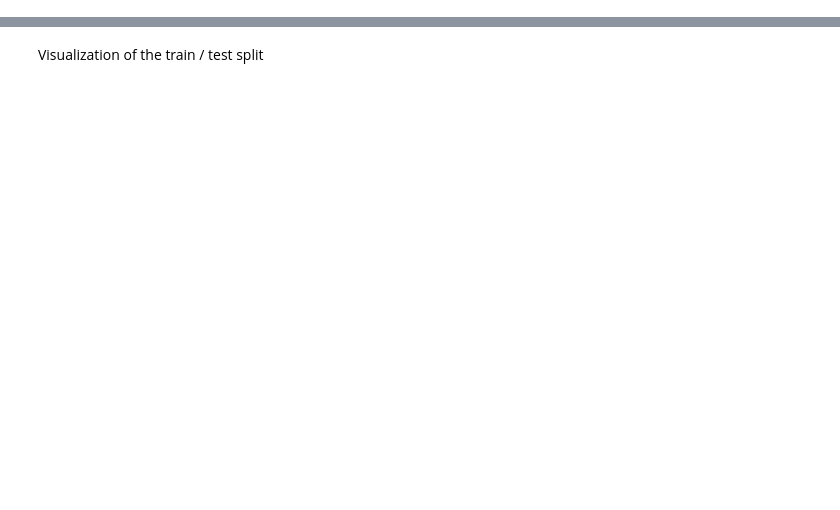
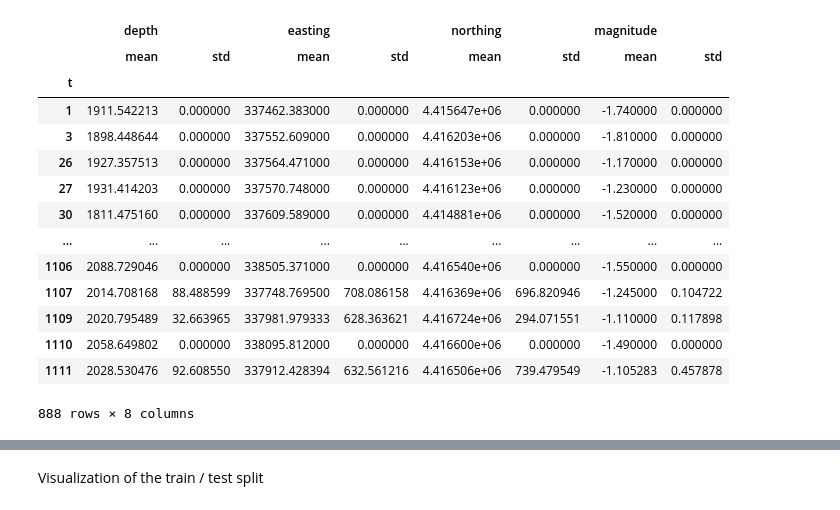
Before and after one commit to hanxiaokaka/Induced_seismic, a Jupyter notebook: notebooks/scinet/002. SCINet decatur.ipynb, the cells around one changed output, grey strips where cells are left out. Cells and saved outputs as stored; diff of their text form; code cells hidden in the pictures; blank space fills up the shorter version.

```diff
--- a/notebooks/scinet/002. SCINet decatur.ipynb
+++ b/notebooks/scinet/002. SCINet decatur.ipynb
@@ -41,3 +45,7 @@ horizon = 7 # prediction window
 features_original, target_vals_original = daily_seismic_and_interpolated_pressure(seismic_original, pressure_original)
 # %%
 features, target_vals = daily_seismic_and_interpolated_pressure(seismic, pressure)
+# %%
+_features = ['depth', 'easting', 'northing', 'magnitude', 't']
+
+s,p,b=overlap_and_interpolate(seismic, pressure)
@@ -43,0 +72,19 @@ features, target_vals = daily_seismic_and_interpolated_pressure(seismic, pressur
+# %%
+seismic_features = s[_features].groupby('t').agg([np.mean, np.std]).fillna(0)
+seismic_features
+# %% [output]
+|  | depth |  | easting |  | northing |  | magnitude |  |
+|  | mean | std | mean | std | mean | std | mean | std |
+| t |  |  |  |  |  |  |  |  |
+| 1 | 1911.542213 | 0.000000 | 337462.383000 | 0.000000 | 4.415647e+06 | 0.000000 | -1.740000 | 0.000000 |
+| 3 | 1898.448644 | 0.000000 | 337552.609000 | 0.000000 | 4.416203e+06 | 0.000000 | -1.810000 | 0.000000 |
+| 26 | 1927.357513 | 0.000000 | 337564.471000 | 0.000000 | 4.416153e+06 | 0.000000 | -1.170000 | 0.000000 |
+| 27 | 1931.414203 | 0.000000 | 337570.748000 | 0.000000 | 4.416123e+06 | 0.000000 | -1.230000 | 0.000000 |
+| 30 | 1811.475160 | 0.000000 | 337609.589000 | 0.000000 | 4.414881e+06 | 0.000000 | -1.520000 | 0.000000 |
+| ... | ... | ... | ... | ... | ... | ... | ... | ... |
+| 1106 | 2088.729046 | 0.000000 | 338505.371000 | 0.000000 | 4.416540e+06 | 0.000000 | -1.550000 | 0.000000 |
+| 1107 | 2014.708168 | 88.488599 | 337748.769500 | 708.086158 | 4.416369e+06 | 696.820946 | -1.245000 | 0.104722 |
+| 1109 | 2020.795489 | 32.663965 | 337981.979333 | 628.363621 | 4.416724e+06 | 294.071551 | -1.110000 | 0.117898 |
+| 1110 | 2058.649802 | 0.000000 | 338095.812000 | 0.000000 | 4.416600e+06 | 0.000000 | -1.490000 | 0.000000 |
+| 1111 | 2028.530476 | 92.608550 | 337912.428394 | 632.561216 | 4.416506e+06 | 739.479549 | -1.105283 | 0.457878 |
+888 rows × 8 columns
```
Also changed, not shown: parts of 24 cells of this notebook, 2 other files.
